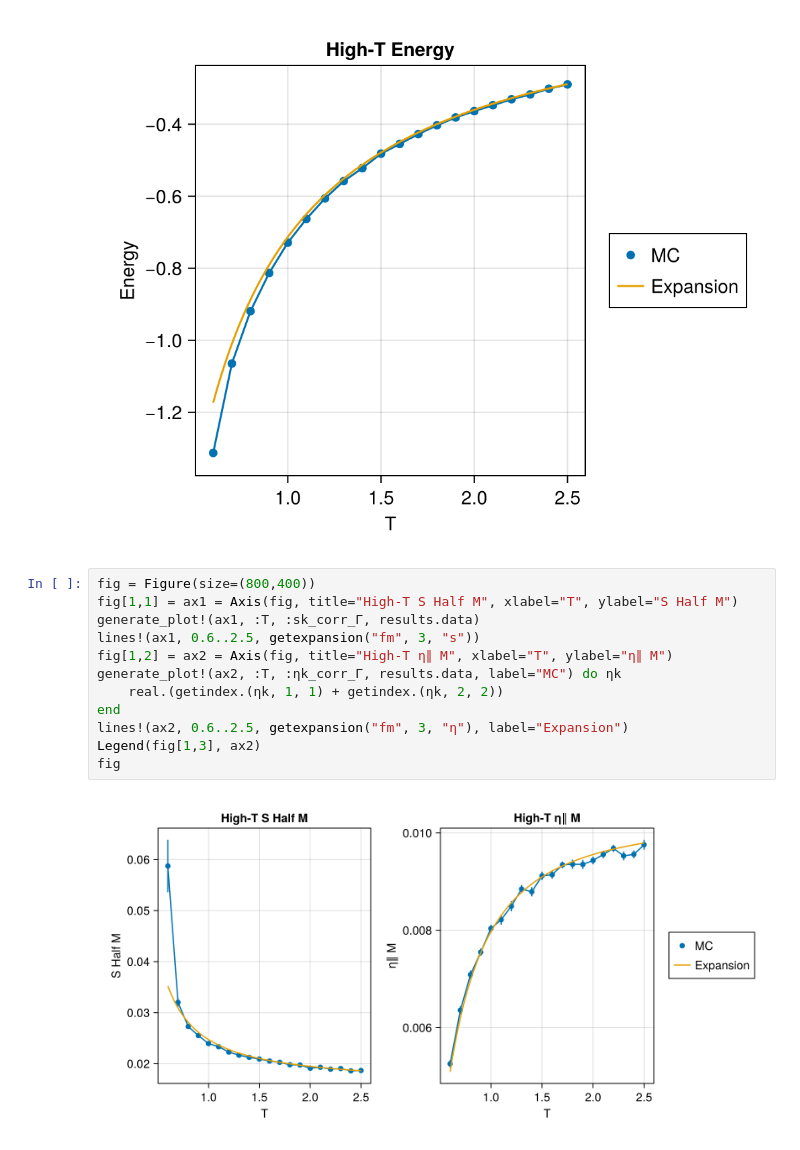
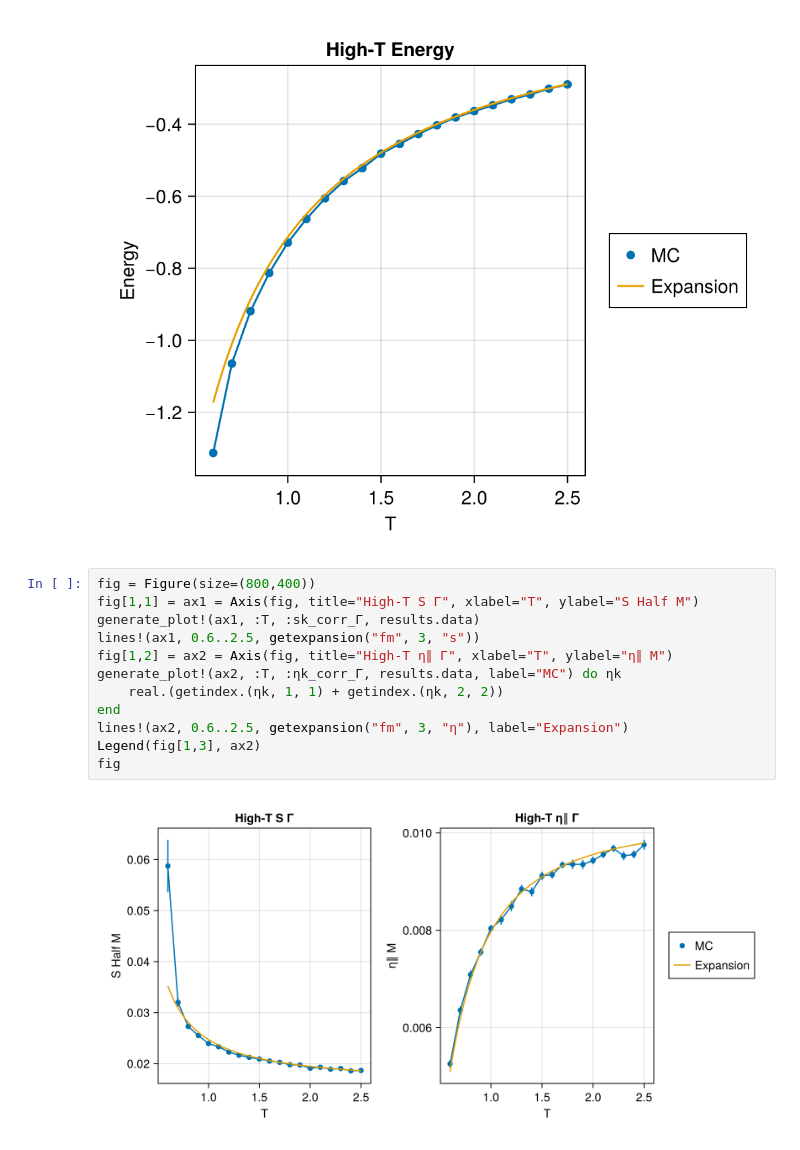
Before and after one commit to PatXue/WignerMolecule.jl, a Jupyter notebook: high-temp/plotting.ipynb, the cells around one changed output. Drawn from its saved outputs; the diff is of its cells as text.

Commit message:
Rename FM high-T plots

```diff
--- a/high-temp/plotting.ipynb
+++ b/high-temp/plotting.ipynb
@@ -177,15 +177,15 @@ fig
 [figure]
 # %%
 fig = Figure(size=(800,400))
-fig[1,1] = ax1 = Axis(fig, title="High-T S Half M", xlabel="T", ylabel="S Half M")
+fig[1,1] = ax1 = Axis(fig, title="High-T S Γ", xlabel="T", ylabel="S Half M")
 generate_plot!(ax1, :T, :sk_corr_Γ, results.data)
 lines!(ax1, 0.6..2.5, getexpansion("fm", 3, "s"))
-fig[1,2] = ax2 = Axis(fig, title="High-T η∥ M", xlabel="T", ylabel="η∥ M")
+fig[1,2] = ax2 = Axis(fig, title="High-T η∥ Γ", xlabel="T", ylabel="η∥ M")
 generate_plot!(ax2, :T, :ηk_corr_Γ, results.data, label="MC") do ηk
     real.(getindex.(ηk, 1, 1) + getindex.(ηk, 2, 2))
 end
 lines!(ax2, 0.6..2.5, getexpansion("fm", 3, "η"), label="Expansion")
 Legend(fig[1,3], ax2)
 fig
 # %% [output]
-[figure, old version]
+[figure, new version]
```
